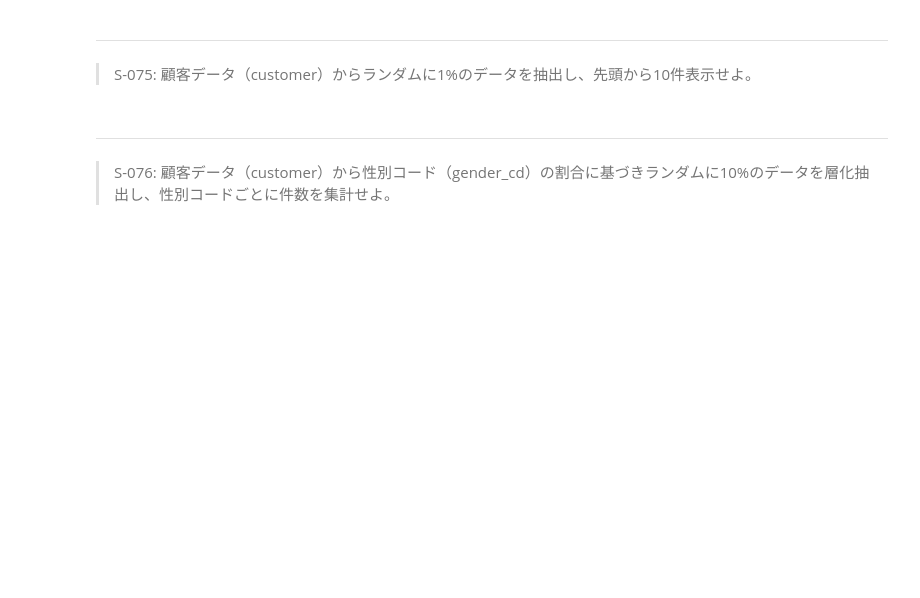
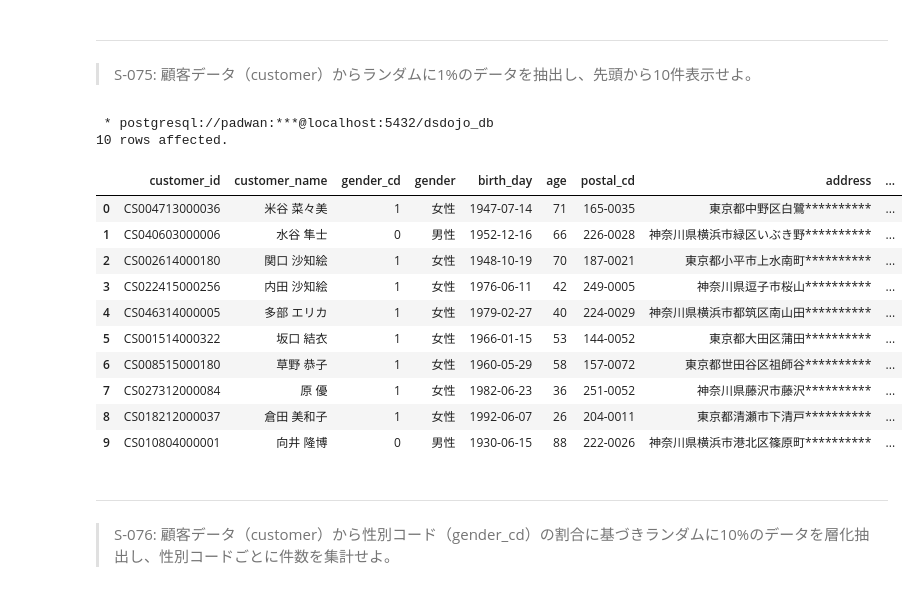
Before and after one commit to baoruiqi98120/sql, a Jupyter notebook: preprocess_knock_SQL_Colab.ipynb, the cells around one changed output. Cells and saved outputs as stored; diff of their text form; code cells hidden in the pictures; blank space fills up the shorter version.

```diff
--- a/preprocess_knock_SQL_Colab.ipynb
+++ b/preprocess_knock_SQL_Colab.ipynb
@@ -2148,3 +2414,28 @@ limit
+# %%
+%%sql
+select
+    *
+from
+    customer
+where
+    random() < 0.01
+limit
+    10
+;
+# %% [output]
+ * postgresql://padwan:***@localhost:5432/dsdojo_db
+10 rows affected.
+|  | customer_id | customer_name | gender_cd | gender | birth_day | age | postal_cd | address | ... |
+| 0 | CS004713000036 | 米谷 菜々美 | 1 | 女性 | 1947-07-14 | 71 | 165-0035 | 東京都中野区白鷺********** | ... |
+| 1 | CS040603000006 | 水谷 隼士 | 0 | 男性 | 1952-12-16 | 66 | 226-0028 | 神奈川県横浜市緑区いぶき野********** | ... |
+| 2 | CS002614000180 | 関口 沙知絵 | 1 | 女性 | 1948-10-19 | 70 | 187-0021 | 東京都小平市上水南町********** | ... |
+| 3 | CS022415000256 | 内田 沙知絵 | 1 | 女性 | 1976-06-11 | 42 | 249-0005 | 神奈川県逗子市桜山********** | ... |
+| 4 | CS046314000005 | 多部 エリカ | 1 | 女性 | 1979-02-27 | 40 | 224-0029 | 神奈川県横浜市都筑区南山田********** | ... |
+| 5 | CS001514000322 | 坂口 結衣 | 1 | 女性 | 1966-01-15 | 53 | 144-0052 | 東京都大田区蒲田********** | ... |
+| 6 | CS008515000180 | 草野 恭子 | 1 | 女性 | 1960-05-29 | 58 | 157-0072 | 東京都世田谷区祖師谷********** | ... |
+| 7 | CS027312000084 | 原 優 | 1 | 女性 | 1982-06-23 | 36 | 251-0052 | 神奈川県藤沢市藤沢********** | ... |
+| 8 | CS018212000037 | 倉田 美和子 | 1 | 女性 | 1992-06-07 | 26 | 204-0011 | 東京都清瀬市下清戸********** | ... |
+| 9 | CS010804000001 | 向井 隆博 | 0 | 男性 | 1930-06-15 | 88 | 222-0026 | 神奈川県横浜市港北区篠原町********** | ... |
 # %% [markdown]
 ---
 > S-076: 顧客データ（customer）から性別コード（gender_cd）の割合に基づきランダムに10%のデータを層化抽出し、性別コードごとに件数を集計せよ。
```
Also changed, not shown: parts of 33 cells of this notebook.
